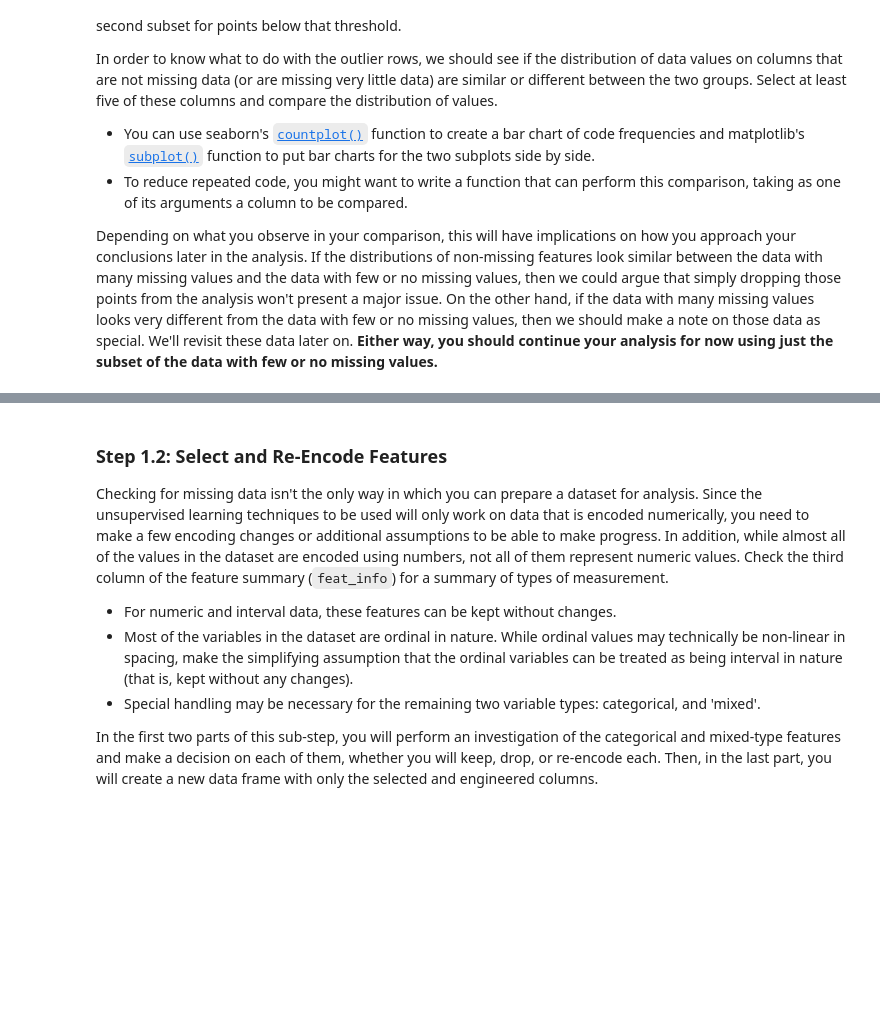
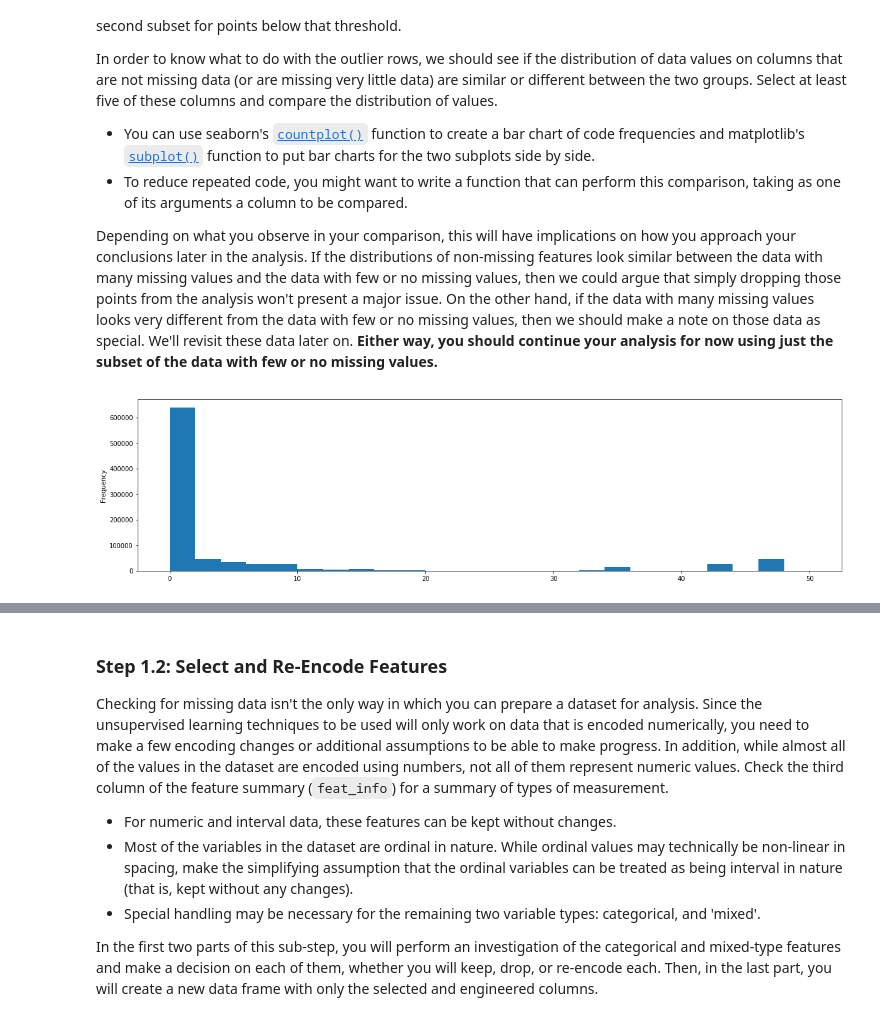
Before and after one commit to sborde/IMLTFND_CustomerSegments, a Jupyter notebook: Identify_Customer_Segments.ipynb, the cells around one changed output, grey strips where cells are left out. Cells and saved outputs as stored; diff of their text form; code cells hidden in the pictures; blank space fills up the shorter version.

```diff
--- a/Identify_Customer_Segments.ipynb
+++ b/Identify_Customer_Segments.ipynb
@@ -153,7 +153,7 @@ plt.show()
 [figure]
 # %%
 # Investigate patterns in the amount of missing data in each column.
-outlier_flag = nan_per_col>50000
+outlier_flag = nan_per_col>200000
 print('Number of missing values per column')
 print(nan_per_col.loc[outlier_flag])
 print(f'Number of features to remove: {outlier_flag.sum()}')
@@ -203,6 +195,13 @@ In order to know what to do with the outlier rows, we should see if the distribu
 Depending on what you observe in your comparison, this will have implications on how you approach your conclusions later in the analysis. If the distributions of non-missing features look similar between the data with many missing values and the data with few or no missing values, then we could argue that simply dropping those points from the analysis won't present a major issue. On the other hand, if the data with many missing values looks very different from the data with few or no missing values, then we should make a note on those data as special. We'll revisit these data later on. **Either way, you should continue your analysis for now using just the subset of the data with few or no missing values.**
 # %%
 # How much data is missing in each row of the dataset?
+missing_per_row = azdias.isna().sum(axis=1)
+
+plt.figure(figsize=(20, 5))
+missing_per_row.plot.hist(bins=np.linspace(0, 50, 26))
+plt.show()
+# %% [output]
+[figure, added]
 # %%
 # Write code to divide the data into two subsets based on the number of missing
 # values in each row.
```
Also changed, not shown: parts of 16 cells of this notebook.
